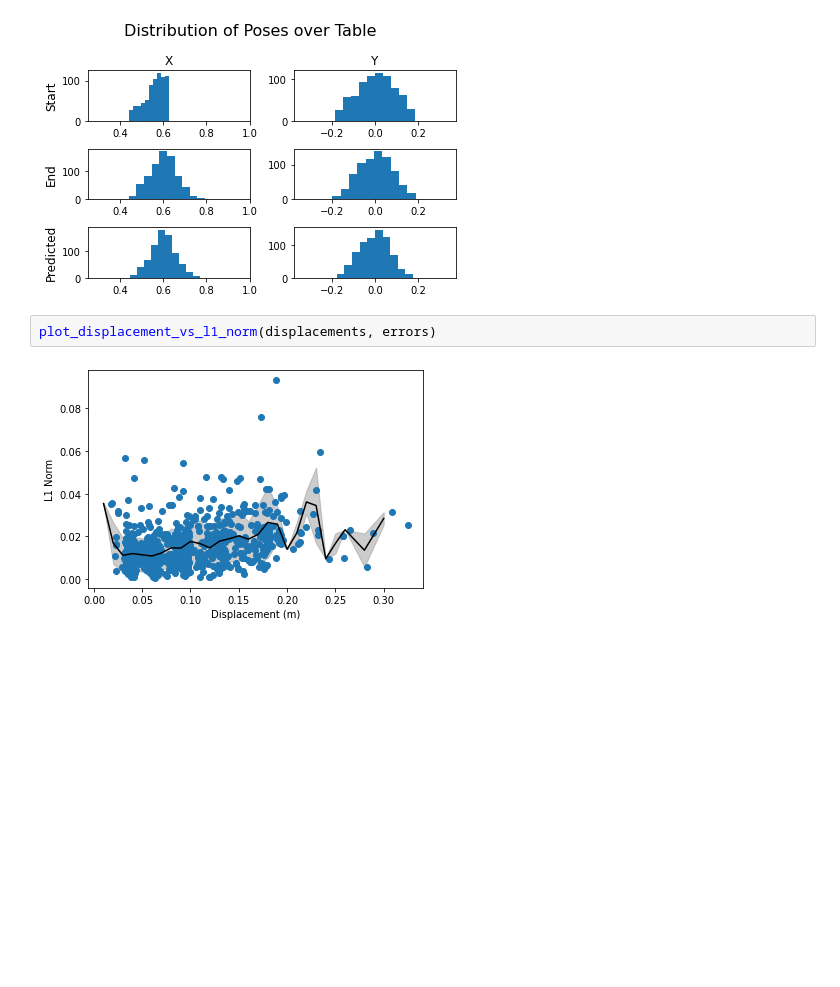
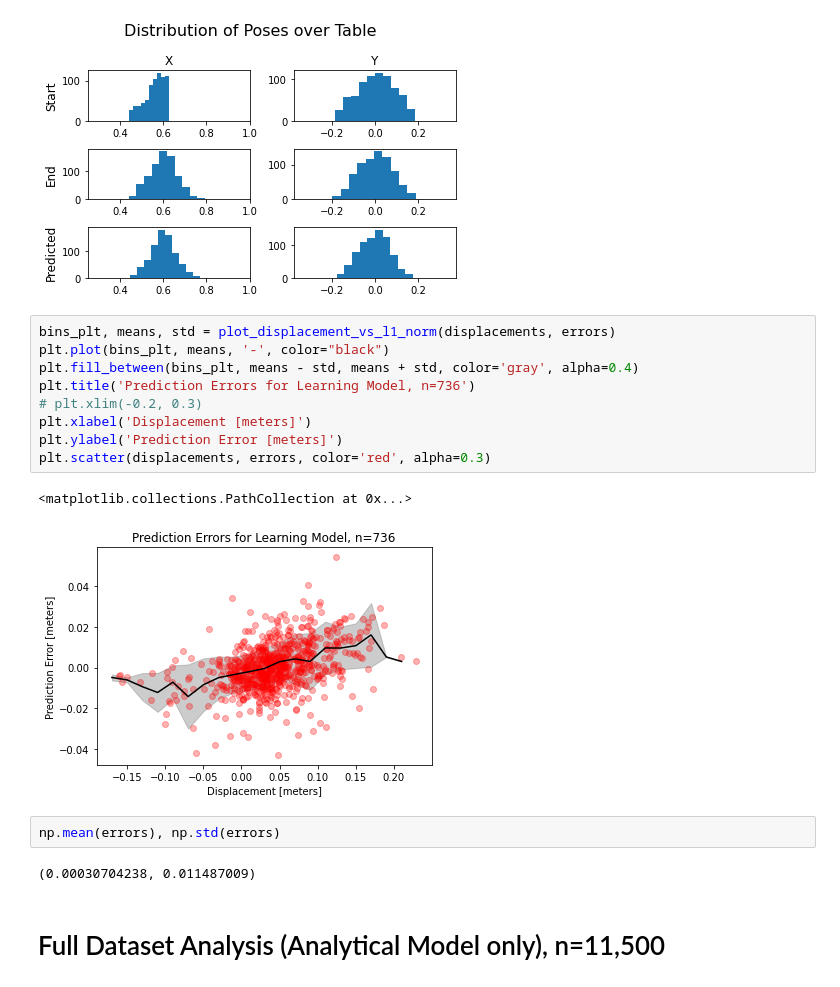
Before and after one commit to kYamek/Panda, a Jupyter notebook: analysis.ipynb, the cells around one changed output. Cells and saved outputs as stored; diff of their text form; blank space fills up the shorter version.

```diff
--- a/analysis.ipynb
+++ b/analysis.ipynb
@@ -192,7 +270,21 @@ displacements, errors, predicted_poses = \
 plot_pose_distributions(start_poses, end_poses, predicted_poses)
 # %% [output]
 [figure]
-# %%
-plot_displacement_vs_l1_norm(displacements, errors)
-# %% [output]
-[figure, removed]
+# %%
+bins_plt, means, std = plot_displacement_vs_l1_norm(displacements, errors)
+plt.plot(bins_plt, means, '-', color="black")
+plt.fill_between(bins_plt, means - std, means + std, color='gray', alpha=0.4)
+plt.title('Prediction Errors for Learning Model, n=736')
+# plt.xlim(-0.2, 0.3)
+plt.xlabel('Displacement [meters]')
+plt.ylabel('Prediction Error [meters]')
+plt.scatter(displacements, errors, color='red', alpha=0.3)
+# %% [output]
+<matplotlib.collections.PathCollection at 0x...>
+[figure, added]
+# %%
+np.mean(errors), np.std(errors)
+# %% [output]
+(0.00030704238, 0.011487009)
+# %% [markdown]
+# Full Dataset Analysis (Analytical Model only), n=11,500
```
Also changed, not shown: parts of 21 cells of this notebook.
